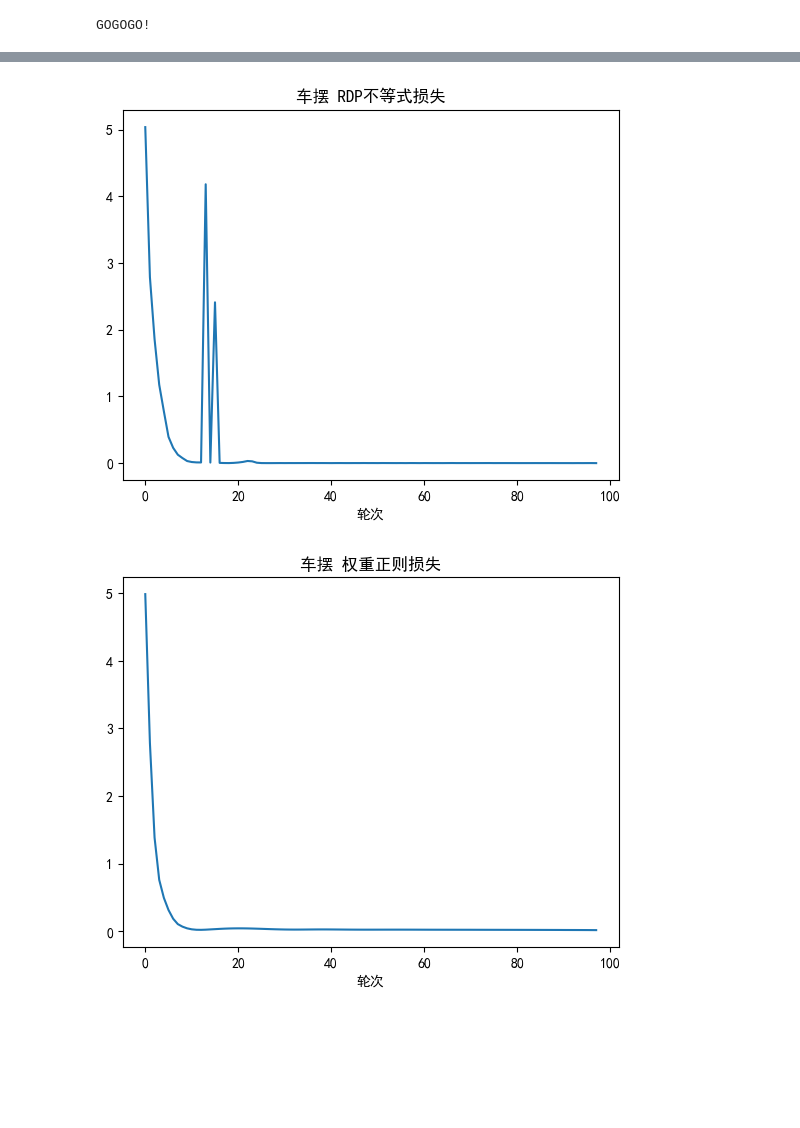
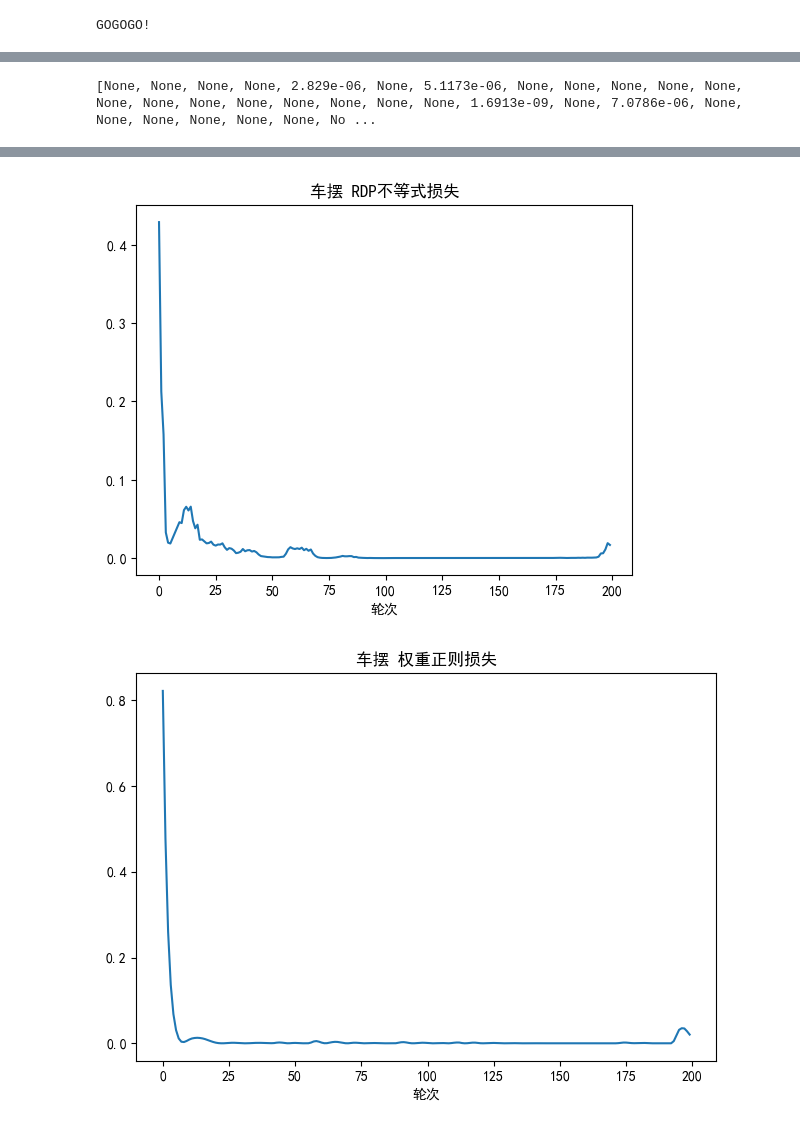
Before and after one commit to anby-dmr/RDP_asym_stability, a Jupyter notebook: read_and_plot_log.ipynb, the cells around one changed output, grey strips where cells are left out. Drawn from its saved outputs; the diff is of its cells as text; code cells hidden in the pictures; blank space fills up the shorter version.

```diff
--- a/read_and_plot_log.ipynb
+++ b/read_and_plot_log.ipynb
@@ -63,23 +63,31 @@ def parse_log_file(log_file_path):
     epochs = []
     losses = []
     rdp_losses = []
+    rdp_points = []
     weight_penalties = []
     lyap_losses = []
 
     with open(log_file_path, 'r') as f:
         for line in f:
-            # Use regular expressions to extract the data
-            match = re.search(r"Epoch: (\d+), loss: ([\d\.]+).*?rdp loss: ([\d\.]+).*?weight penalty: ([\d\.]+).*?Lyap loss: tensor\(\[([\d\.e\-\+]+)\].*", line)
+            # Updated regex pattern to handle None in Lyap loss
+            match = re.search(r"Epoch: (\d+), loss: ([\d\.e\-\+]+) rdp loss: ([\d\.e\-\+]+), RDP Points: ([\d\.e\-\+]+), weight penalty: ([\d\.e\-\+]+), Lyap loss: (None|tensor\(\[([\d\.e\-\+]+)\])", line)
             if match:
                 epoch = int(match.group(1))
                 loss = float(match.group(2))
                 rdp_loss = float(match.group(3))
-                weight_penalty = float(match.group(4))
-                lyap_loss = float(match.group(5))
+                rdp_point = float(match.group(4))
+                weight_penalty = float(match.group(5))
+
+                # Handle Lyap loss which could be None
+                if match.group(6) == 'None':
+                    lyap_loss = None
+                else:
+                    lyap_loss = float(match.group(7))
 
                 epochs.append(epoch)
                 losses.append(loss)
                 rdp_losses.append(rdp_loss)
+                rdp_points.append(rdp_point)
                 weight_penalties.append(weight_penalty)
                 lyap_losses.append(lyap_loss)
 
@@ -87,9 +95,41 @@ def parse_log_file(log_file_path):
         'epochs': epochs,
         'losses': losses,
         'rdp_losses': rdp_losses,
+        'rdp_points': rdp_points,
         'weight_penalties': weight_penalties,
         'lyap_losses': lyap_losses
     }
+
+    # epochs = []
+    # losses = []
+    # rdp_losses = []
+    # weight_penalties = []
+    # lyap_losses = []
+
+    # with open(log_file_path, 'r') as f:
+    #     for line in f:
+    #         # Use regular expressions to extract the data
+    #         match = re.search(r"Epoch: (\d+), loss: ([\d\.]+).*?rdp loss: ([\d\.]+).*?weight penalty: ([\d\.]+).*?Lyap loss: tensor\(\[([\d\.e\-\+]+)\].*", line)
+    #         if match:
+    #             epoch = int(match.group(1))
+    #             loss = float(match.group(2))
+    #             rdp_loss = float(match.group(3))
+    #             weight_penalty = float(match.group(4))
+    #             lyap_loss = float(match.group(5))
+
+    #             epochs.append(epoch)
+    #             losses.append(loss)
+    #             rdp_losses.append(rdp_loss)
+    #             weight_penalties.append(weight_penalty)
+    #             lyap_losses.append(lyap_loss)
+
+    # return {
+    #     'epochs': epochs,
+    #     'losses': losses,
+    #     'rdp_losses': rdp_losses,
+    #     'weight_penalties': weight_penalties,
+    #     'lyap_losses': lyap_losses
+    # }
 
 
 def plot_training_data(data, title_prefix="车摆"):
@@ -116,6 +156,7 @@ def plot_training_data(data, title_prefix="车摆"):
     plt.plot(losses)
     plt.xlabel('轮次')
     plt.title(f'{title_prefix} 总损失')
+    plt.ylim(0, 0.5)
 
     plt.figure()
     plt.plot(rdp_losses)
@@ -127,15 +168,17 @@ def plot_training_data(data, title_prefix="车摆"):
     plt.xlabel('轮次')
     plt.title(f'{title_prefix} 权重正则损失')
 
-    plt.figure()
-    lyap_losses = [loss / 1000 for loss in lyap_losses]
-    plt.plot(lyap_losses)
-    plt.xlabel('轮次')
-    plt.title(f'{title_prefix} 李雅普诺夫不等式损失')
+    # plt.figure()
+    # lyap_losses = [loss / 1000 for loss in lyap_losses]
+    # plt.plot(lyap_losses)
+    # plt.xlabel('轮次')
+    # plt.title(f'{title_prefix} 李雅普诺夫不等式损失')
+    print(lyap_losses)
 
     plt.tight_layout()  # Adjust subplot parameters for a tight layout.
 
-log_file_path = 'D:/Docs/code_lib/graduation_test/testCartPole/250514Train_GO3!/logger.txt'  # Replace with the actual path to your log file
+log_file_path = 'D:/Docs/code_lib/graduation_test/testCartPole/2505171_Diag_QF_seed1_T25_FullRange/logger.txt'  # Replace with the actual path to your log file
 training_data = parse_log_file(log_file_path)
 plot_training_data(training_data)
 # %% [output]
+[None, None, None, None, 2.829e-06, None, 5.1173e-06, None, None, None, None, None, None, None, None, None, None, None, None, None, 1.6913e-09, None, 7.0786e-06, None, None, None, None, None, None, No ...
@@ -143,2 +186,2 @@ plot_training_data(training_data)
-[figure, old version]
+[figure, new version]
-[figure, old version]
+[figure, new version]
```
Also changed, not shown: parts of 2 cells of this notebook, 3 other files.
